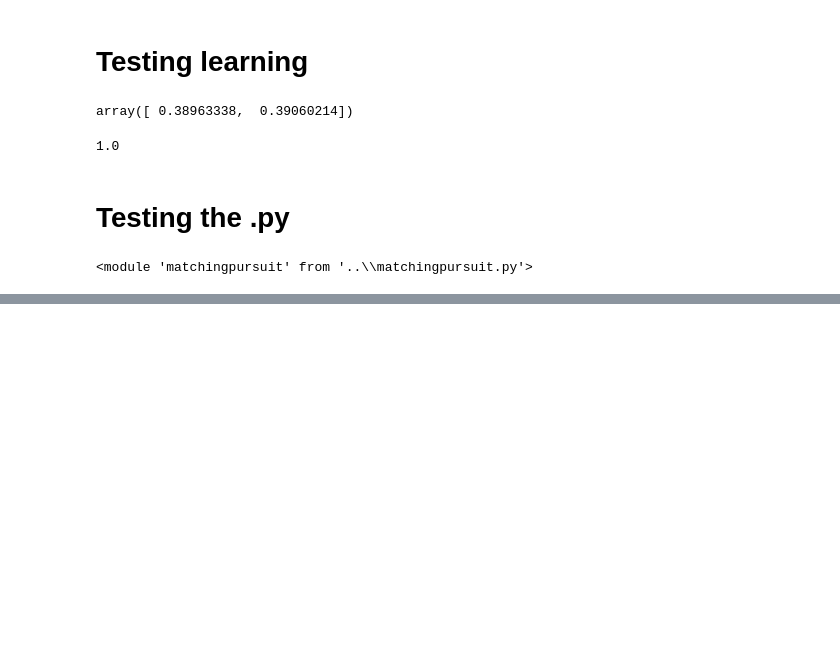
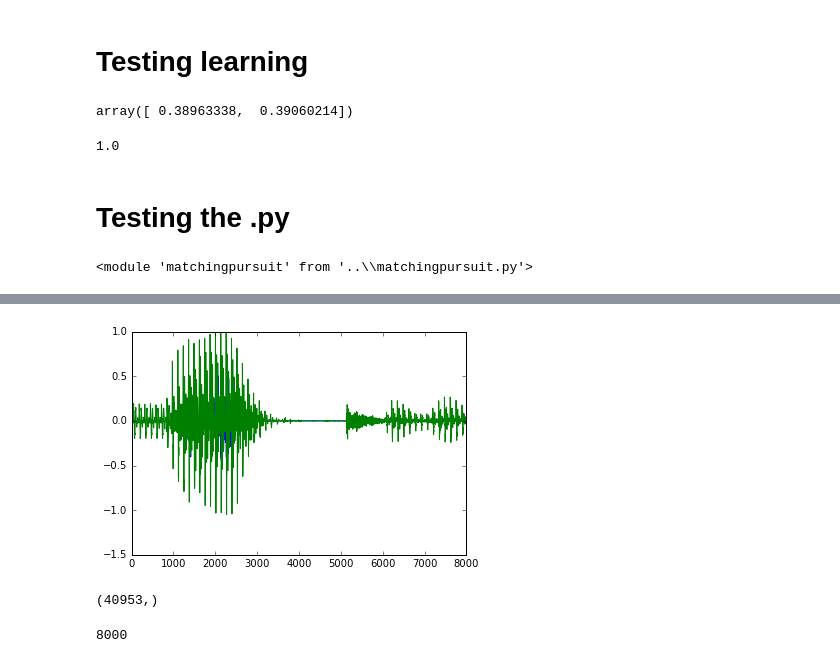
Before and after one commit to emdodds/matching-pursuit, a Jupyter notebook: Notebooks/developing np-tf hybrid mp.ipynb, the cells around one changed output, grey strips where cells are left out. Cells and saved outputs as stored; diff of their text form; code cells hidden in the pictures; blank space fills up the shorter version.

Commit message:
fixed major bugs: infinite inference loop, using long signals

```diff
--- a/Notebooks/developing np-tf hybrid mp.ipynb
+++ b/Notebooks/developing np-tf hybrid mp.ipynb
@@ -357,5 +357,7 @@ imp.reload(matchingpursuit)
 <module 'matchingpursuit' from '..\\matchingpursuit.py'>
 # %%
 sigset = signalset.SignalSet(data='../../Data/speech_corpora/TIMIT/')
+signal = sigset.rand_stim()
+signal.shape
 # %% [output]
 Found  6292  files
@@ -368,0 +378,17 @@ KeyboardInterrupt:
+# %%
+mp.max_iter = 10
+coeffs, xhat, resid, errors = mp.infer(signal)
+# %%
+plt.plot(np.squeeze(xhat), 'b', signal, 'g')
+plt.show()
+# %% [output]
+[figure, added]
+# %%
+signal = sigset.rand_stim()
+signal.shape
+# %% [output]
+(40953,)
+# %%
+sigset.seg_length
+# %% [output]
+8000
```
Also changed, not shown: parts of 3 cells of this notebook, 3 other files.
